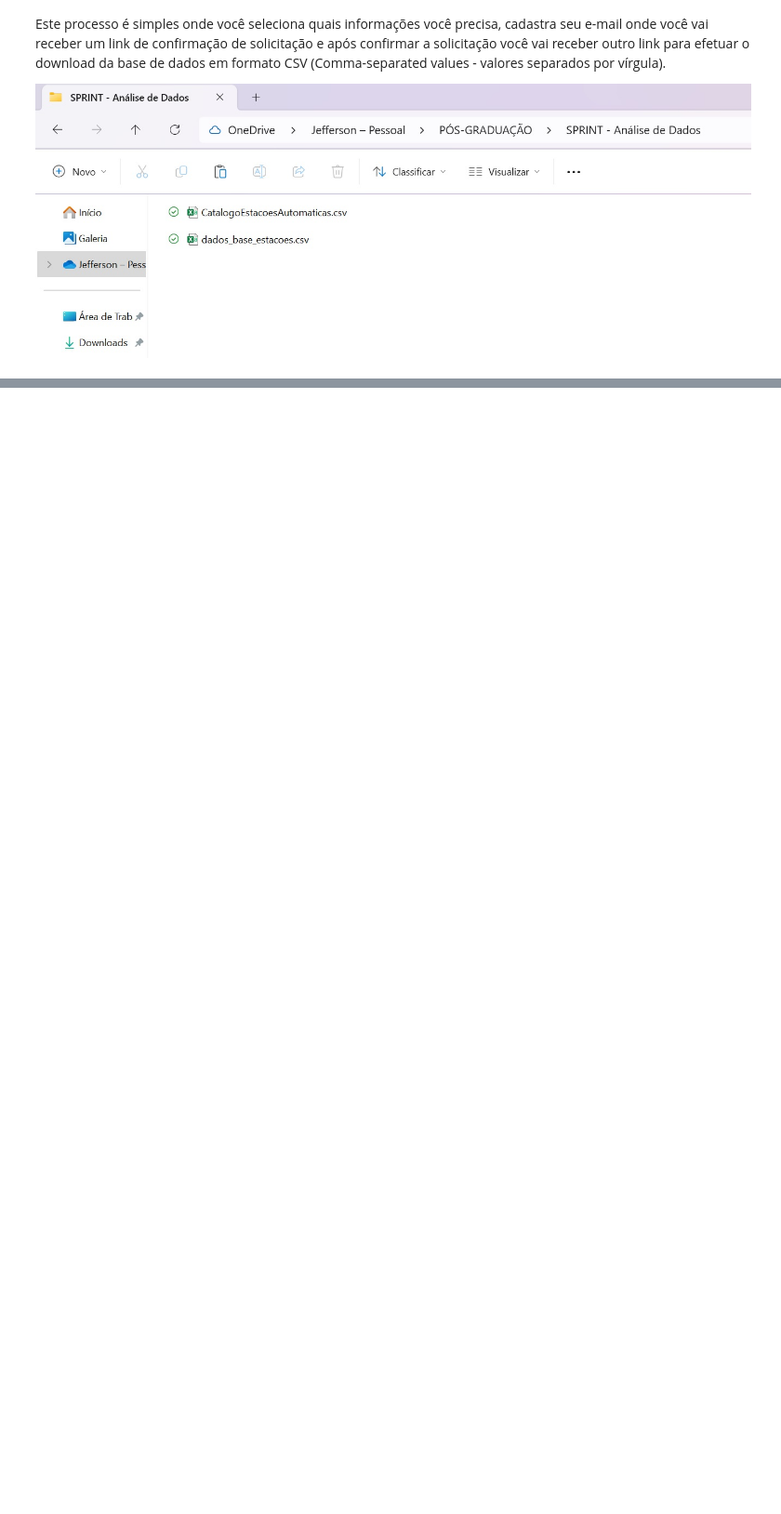
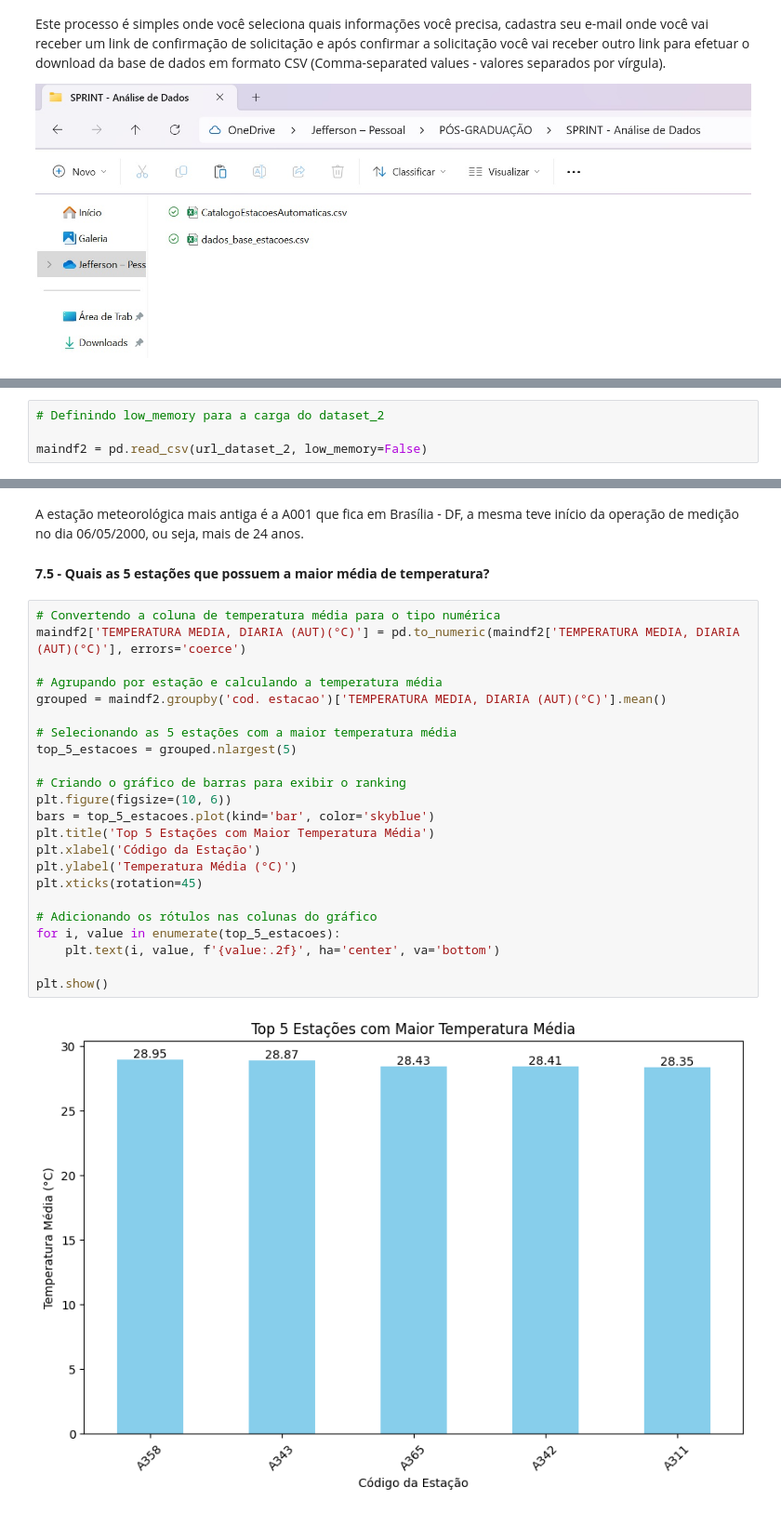
Before and after one commit to JeffersonNery/MVP_Analise_de_Dados, a Jupyter notebook: MVP_Analise_de_Dados.ipynb, the cells around one changed output, grey strips where cells are left out. Shown at 93% size. Cells and saved outputs as stored; diff of their text form; blank space fills up the shorter version.

```diff
--- a/MVP_Analise_de_Dados.ipynb
+++ b/MVP_Analise_de_Dados.ipynb
@@ -37,0 +93,4 @@ Foi criado um diretório no Github https://github.com/JeffersonNery/MVP_Analise_
+# %%
+# Definindo low_memory para a carga do dataset_2
+
+maindf2 = pd.read_csv(url_dataset_2, low_memory=False)
@@ -37,0 +295,29 @@ Foi criado um diretório no Github https://github.com/JeffersonNery/MVP_Analise_
+# %% [markdown]
+A estação meteorológica mais antiga é a A001 que fica em Brasília - DF, a mesma teve início da operação de medição no dia 06/05/2000, ou seja, mais de 24 anos.
+# %% [markdown]
+**7.5 - Quais as 5 estações que possuem a maior média de temperatura?**
+# %%
+# Convertendo a coluna de temperatura média para o tipo numérica
+maindf2['TEMPERATURA MEDIA, DIARIA (AUT)(°C)'] = pd.to_numeric(maindf2['TEMPERATURA MEDIA, DIARIA (AUT)(°C)'], errors='coerce')
+
+# Agrupando por estação e calculando a temperatura média
+grouped = maindf2.groupby('cod. estacao')['TEMPERATURA MEDIA, DIARIA (AUT)(°C)'].mean()
+
+# Selecionando as 5 estações com a maior temperatura média
+top_5_estacoes = grouped.nlargest(5)
+
+# Criando o gráfico de barras para exibir o ranking
+plt.figure(figsize=(10, 6))
+bars = top_5_estacoes.plot(kind='bar', color='skyblue')
+plt.title('Top 5 Estações com Maior Temperatura Média')
+plt.xlabel('Código da Estação')
+plt.ylabel('Temperatura Média (°C)')
+plt.xticks(rotation=45)
+
+# Adicionando os rótulos nas colunas do gráfico
+for i, value in enumerate(top_5_estacoes):
+    plt.text(i, value, f'{value:.2f}', ha='center', va='bottom')
+
+plt.show()
+# %% [output]
+[figure, added]
```
Also changed, not shown: parts of 41 cells of this notebook.
